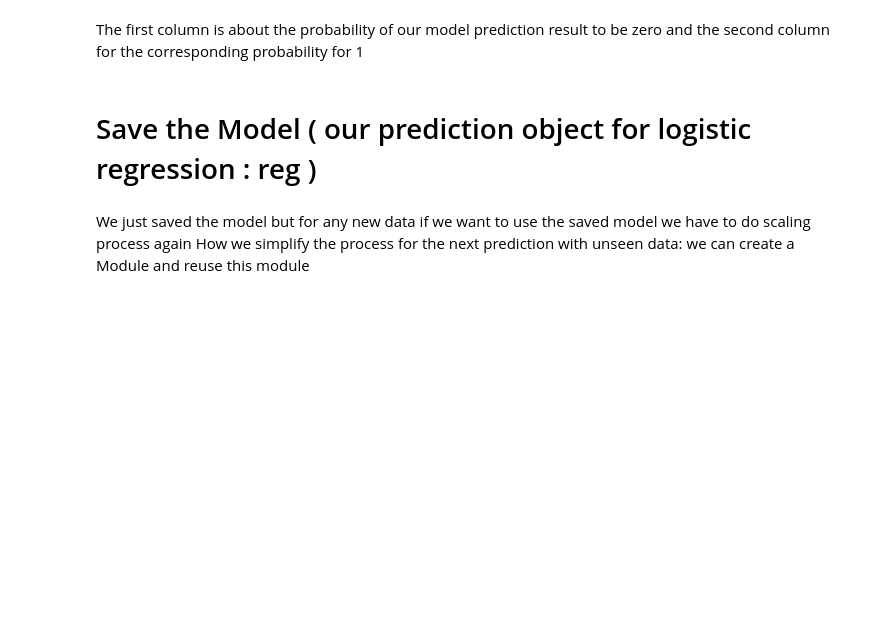
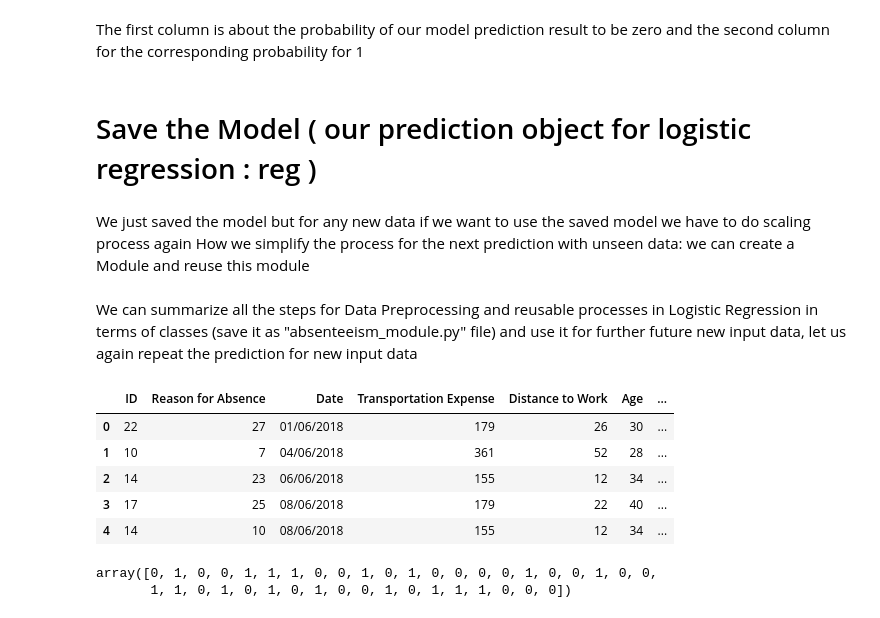
Before and after one commit to MasoudMoeini/-Absenteeism-At-Work, a Jupyter notebook: Absenteeism_MachineLearning.ipynb, the cells around one changed output. Drawn from its saved outputs; the diff is of its cells as text; code cells hidden in the pictures; blank space fills up the shorter version.

```diff
--- a/Absenteeism_MachineLearning.ipynb
+++ b/Absenteeism_MachineLearning.ipynb
@@ -359,3 +362,5 @@ with open('model','wb') as file:#the name of the file will be model, the writing
 # %% [markdown]
 We just saved the model but for any new data if we want to use the saved model we have to do scaling process again
 How we simplify the process for the next prediction with unseen data: we can create a Module and reuse this module
+# %% [markdown]
+We can summarize all the steps for Data Preprocessing and reusable processes in Logistic Regression in terms of classes (save it as "absenteeism_module.py" file) and use it for further future new input data, let us again repeat the prediction for new input data
@@ -361,0 +512,10 @@ How we simplify the process for the next prediction with unseen data: we can cre
+# %%
+df = pd.read_csv('Absenteeism_new_data.csv',delimiter=',')
+df.head()
+# %% [output]
+|  | ID | Reason for Absence | Date | Transportation Expense | Distance to Work | Age | ... |
+| 0 | 22 | 27 | 01/06/2018 | 179 | 26 | 30 | ... |
+| 1 | 10 | 7 | 04/06/2018 | 361 | 52 | 28 | ... |
+| 2 | 14 | 23 | 06/06/2018 | 155 | 12 | 34 | ... |
+| 3 | 17 | 25 | 08/06/2018 | 179 | 22 | 40 | ... |
+| 4 | 14 | 10 | 08/06/2018 | 155 | 12 | 34 | ... |
@@ -361,0 +524,5 @@ How we simplify the process for the next prediction with unseen data: we can cre
+# %%
+mo.predicted_output_category()
+# %% [output]
+array([0, 1, 0, 0, 1, 1, 1, 0, 0, 1, 0, 1, 0, 0, 0, 0, 1, 0, 0, 1, 0, 0,
+       1, 1, 0, 1, 0, 1, 0, 1, 0, 0, 1, 0, 1, 1, 1, 0, 0, 0])
```
Also changed, not shown: parts of 5 cells of this notebook, 2 other files.
